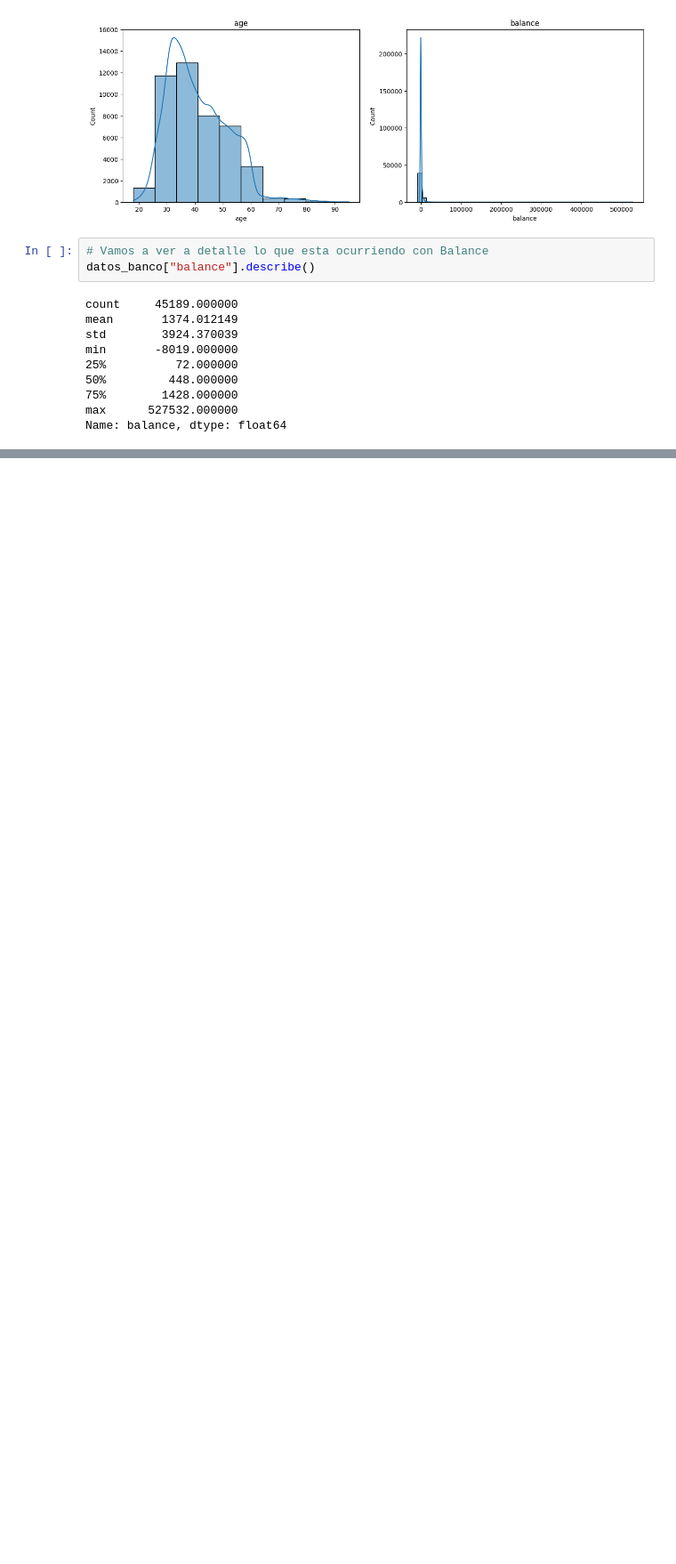
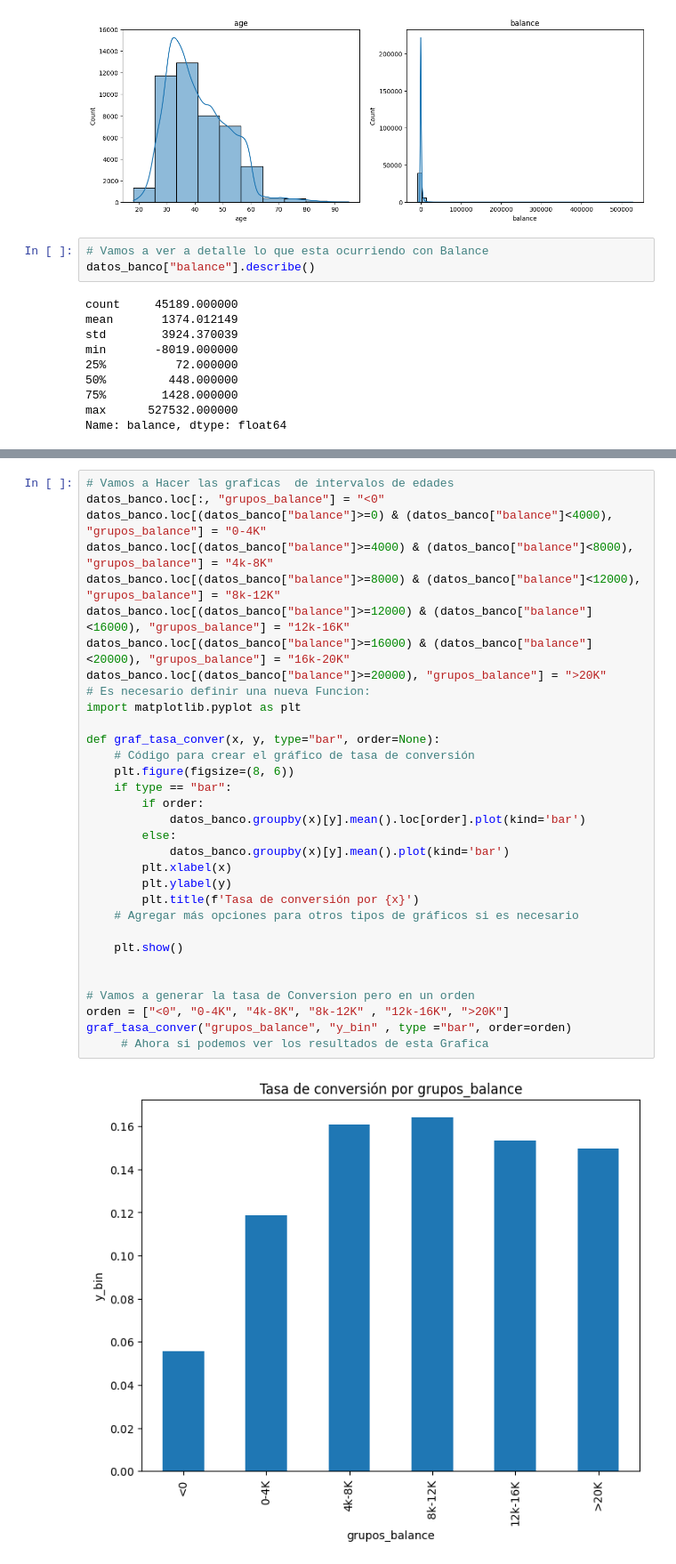
Before and after one commit to EDINSONFINTECH/explodata2, a Jupyter notebook: explodata.ipynb, the cells around one changed output, grey strips where cells are left out. Shown: that part at 89% size. Drawn from its saved outputs; the diff is of its cells as text; blank space fills up the shorter version.

```diff
--- a/explodata.ipynb
+++ b/explodata.ipynb
@@ -134,0 +184,34 @@ datos_banco
+# %%
+# Vamos a Hacer las graficas  de intervalos de edades
+datos_banco.loc[:, "grupos_balance"] = "<0"
+datos_banco.loc[(datos_banco["balance"]>=0) & (datos_banco["balance"]<4000), "grupos_balance"] = "0-4K"
+datos_banco.loc[(datos_banco["balance"]>=4000) & (datos_banco["balance"]<8000), "grupos_balance"] = "4k-8K"
+datos_banco.loc[(datos_banco["balance"]>=8000) & (datos_banco["balance"]<12000), "grupos_balance"] = "8k-12K"
+datos_banco.loc[(datos_banco["balance"]>=12000) & (datos_banco["balance"]<16000), "grupos_balance"] = "12k-16K"
+datos_banco.loc[(datos_banco["balance"]>=16000) & (datos_banco["balance"]<20000), "grupos_balance"] = "16k-20K"
+datos_banco.loc[(datos_banco["balance"]>=20000), "grupos_balance"] = ">20K"
+# Es necesario definir una nueva Funcion:
+import matplotlib.pyplot as plt
+
+def graf_tasa_conver(x, y, type="bar", order=None):
+    # Código para crear el gráfico de tasa de conversión
+    plt.figure(figsize=(8, 6))
+    if type == "bar":
+        if order:
+            datos_banco.groupby(x)[y].mean().loc[order].plot(kind='bar')
+        else:
+            datos_banco.groupby(x)[y].mean().plot(kind='bar')
+        plt.xlabel(x)
+        plt.ylabel(y)
+        plt.title(f'Tasa de conversión por {x}')
+    # Agregar más opciones para otros tipos de gráficos si es necesario
+
+    plt.show()
+
+
+# Vamos a generar la tasa de Conversion pero en un orden
+orden = ["<0", "0-4K", "4k-8K", "8k-12K" , "12k-16K", ">20K"]
+graf_tasa_conver("grupos_balance", "y_bin" , type ="bar", order=orden)
+     # Ahora si podemos ver los resultados de esta Grafica
+# %% [output]
+[figure, added]
```
Also changed, not shown: parts of 6 cells of this notebook.
